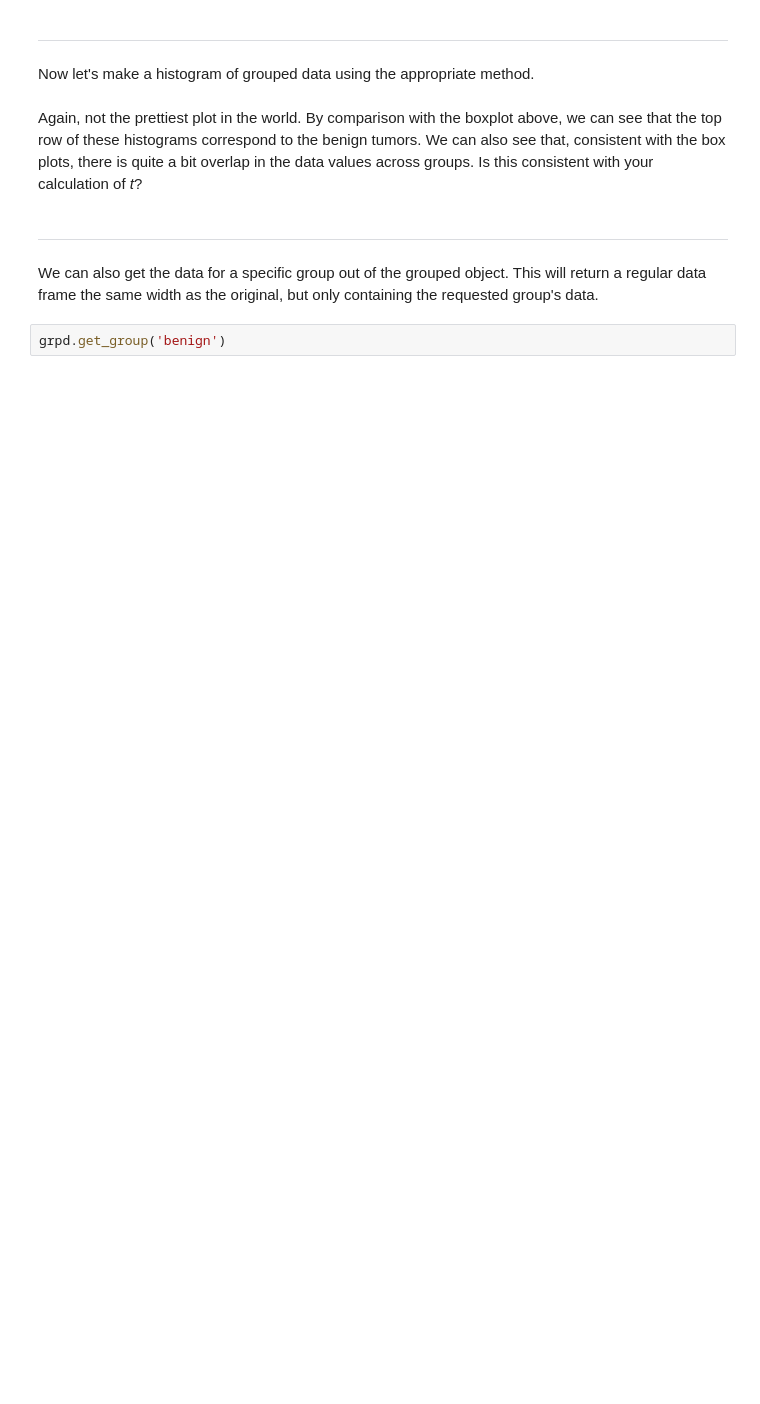
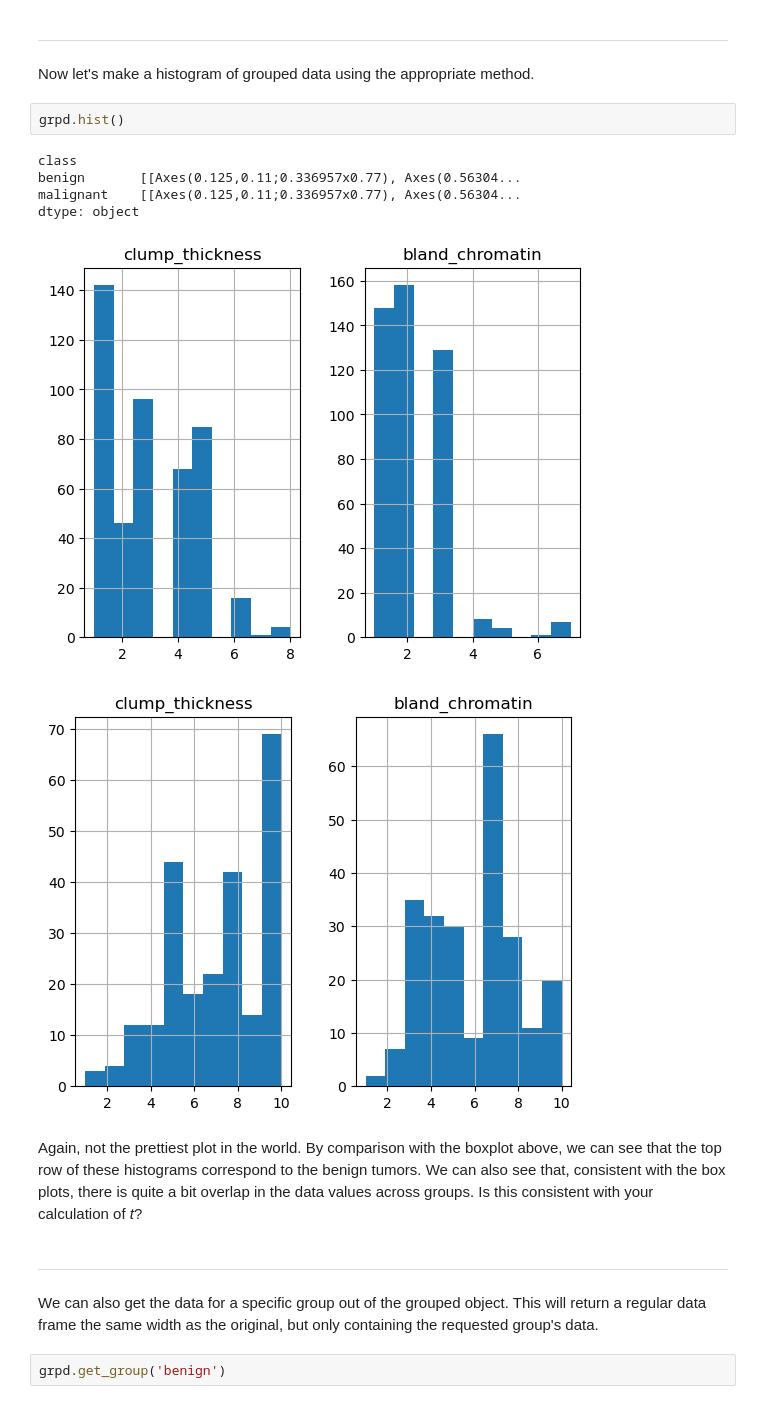
Before and after one commit to rnoodh/psy_data, a Jupyter notebook: week 7/tu14_DataWranglingII.ipynb, the cells around one changed output. Drawn from its saved outputs; the diff is of its cells as text; blank space fills up the shorter version.

```diff
--- a/week 7/tu14_DataWranglingII.ipynb
+++ b/week 7/tu14_DataWranglingII.ipynb
@@ -125,6 +189,15 @@ What does that tell you?
 ---
 # %% [markdown]
 Now let's make a histogram of grouped data using the appropriate method.
+# %%
+grpd.hist()
+# %% [output]
+class
+benign       [[Axes(0.125,0.11;0.336957x0.77), Axes(0.56304...
+malignant    [[Axes(0.125,0.11;0.336957x0.77), Axes(0.56304...
+dtype: object
+[figure, added]
+[figure, added]
 # %% [markdown]
 Again, not the prettiest plot in the world. By comparison with the boxplot above, we can see that the top row of these histograms correspond to the benign tumors. We can also see that, consistent with the box plots, there is quite a bit overlap in the data values across groups. Is this consistent with your calculation of *t*?
 # %% [markdown]
```
Also changed, not shown: parts of 30 cells of this notebook, 2 other files.
